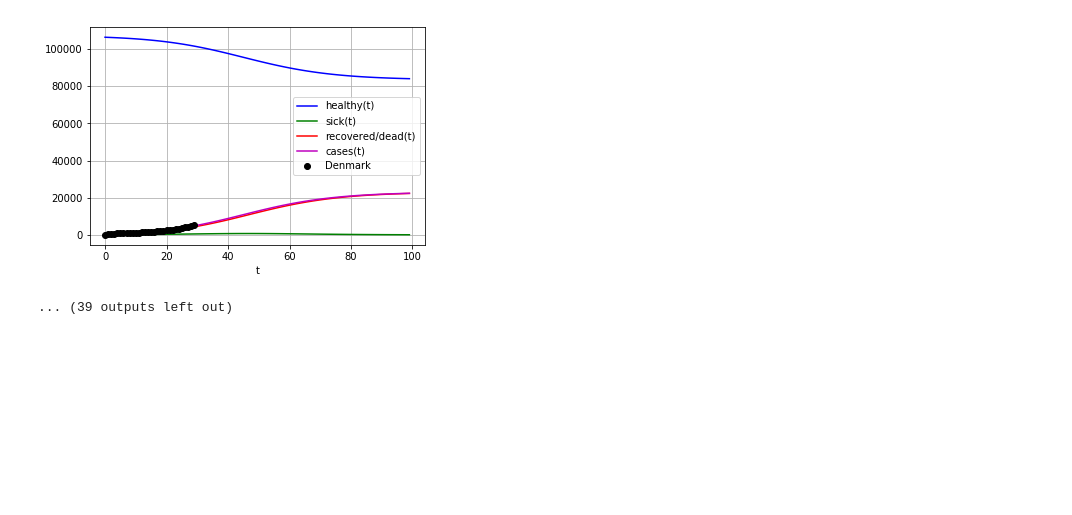
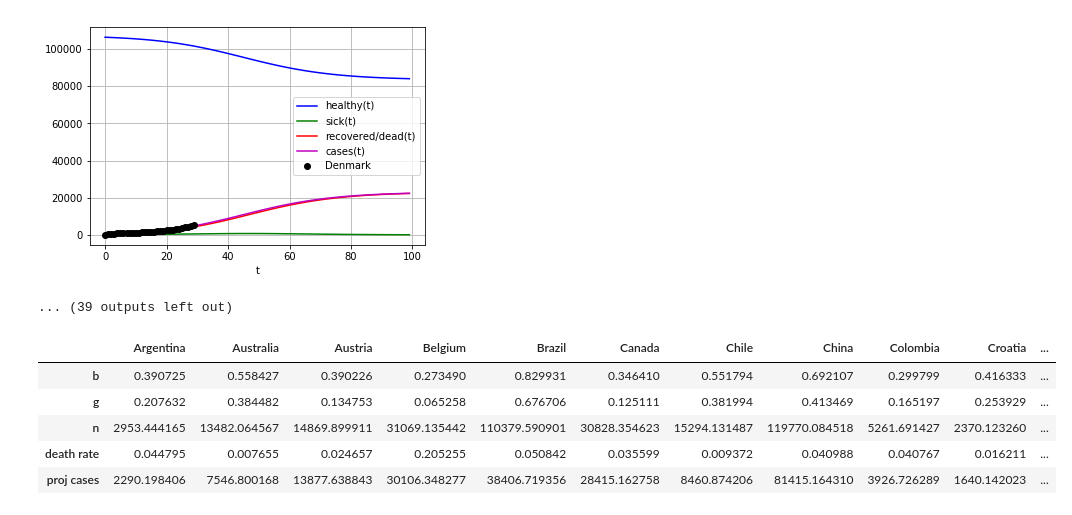
Before and after one commit to rorycochrane/COVID19HofstedeCulturalDimensions, a Jupyter notebook: 2_Modelling_Disease_Kinetics.ipynb, the cells around one changed output. Saved outputs shown, nothing was run; the diff lists cells and outputs as text; code cells hidden in the pictures; blank space fills up the shorter version.

```diff
--- a/2_Modelling_Disease_Kinetics.ipynb
+++ b/2_Modelling_Disease_Kinetics.ipynb
@@ -384,6 +366,8 @@ fit_data
 | g | 0.207632 | 0.384482 | 0.134753 | 0.065258 | 0.676706 | 0.125111 | 0.381994 | 0.413469 | 0.165197 | 0.253929 | ... |
 | n | 2953.444165 | 13482.064567 | 14869.899911 | 31069.135442 | 110379.590901 | 30828.354623 | 15294.131487 | 119770.084518 | 5261.691427 | 2370.123260 | ... |
 # %%
+list_proj_cases = []
+list_death_rate = []
 for col in fit_data:
     b = fit_data[col][0]
     n = fit_data[col][2]
@@ -396,14 +380,19 @@ for col in fit_data:
     plt.plot(t, sol[:, 1], 'g', label='sick(t)')
     plt.plot(t, sol[:, 2], 'r', label='recovered/dead(t)')
     plt.plot(t, sol[:,1]+sol[:,2], 'm', label='cases(t)')
+    x_deaths = deaths[col].to_numpy()
     x_cases = cases[col].to_numpy()
     x_cases = [x for x in x_cases if x > 100]
+    x_deaths = x_deaths[-len(x_cases):]
     t = np.linspace(0, len(x_cases)-1, len(x_cases))
     plt.plot(t, x_cases, 'ko', label=col)
     plt.legend(loc='best')
     plt.xlabel('t')
     plt.grid()
     plt.show()
+
+    list_proj_cases.append(sol[:, 2][-1])
+    list_death_rate.append(x_deaths[-1]/sol[:, 2][len(x_deaths)])
 # %% [output]
 [figure]
 [figure]
@@ -418,5 +407,25 @@ for col in fit_data:
 [figure]
 [figure]
 ... (39 outputs left out)
+# %%
+proj_cases = pd.DataFrame(list_proj_cases).transpose()
+death_rate = pd.DataFrame(list_death_rate).transpose()
+
+proj_cases.columns = fit_data.columns
+proj_cases.index = ['proj cases']
+death_rate.columns = fit_data.columns
+death_rate.index = ['death rate']
+
+frames = [fit_data, death_rate, proj_cases]
+fit_data = pd.concat(frames)
+# %%
+fit_data
+# %% [output]
+|  | Argentina | Australia | Austria | Belgium | Brazil | Canada | Chile | China | Colombia | Croatia | ... |
+| b | 0.390725 | 0.558427 | 0.390226 | 0.273490 | 0.829931 | 0.346410 | 0.551794 | 0.692107 | 0.299799 | 0.416333 | ... |
+| g | 0.207632 | 0.384482 | 0.134753 | 0.065258 | 0.676706 | 0.125111 | 0.381994 | 0.413469 | 0.165197 | 0.253929 | ... |
+| n | 2953.444165 | 13482.064567 | 14869.899911 | 31069.135442 | 110379.590901 | 30828.354623 | 15294.131487 | 119770.084518 | 5261.691427 | 2370.123260 | ... |
+| death rate | 0.044795 | 0.007655 | 0.024657 | 0.205255 | 0.050842 | 0.035599 | 0.009372 | 0.040988 | 0.040767 | 0.016211 | ... |
+| proj cases | 2290.198406 | 7546.800168 | 13877.638843 | 30106.348277 | 38406.719356 | 28415.162758 | 8460.874206 | 81415.164310 | 3926.726289 | 1640.142023 | ... |
 # %%
 fit_data.to_csv('fit_data.csv')
```
Also changed, not shown: parts of 15 cells of this notebook, 2 other files.
